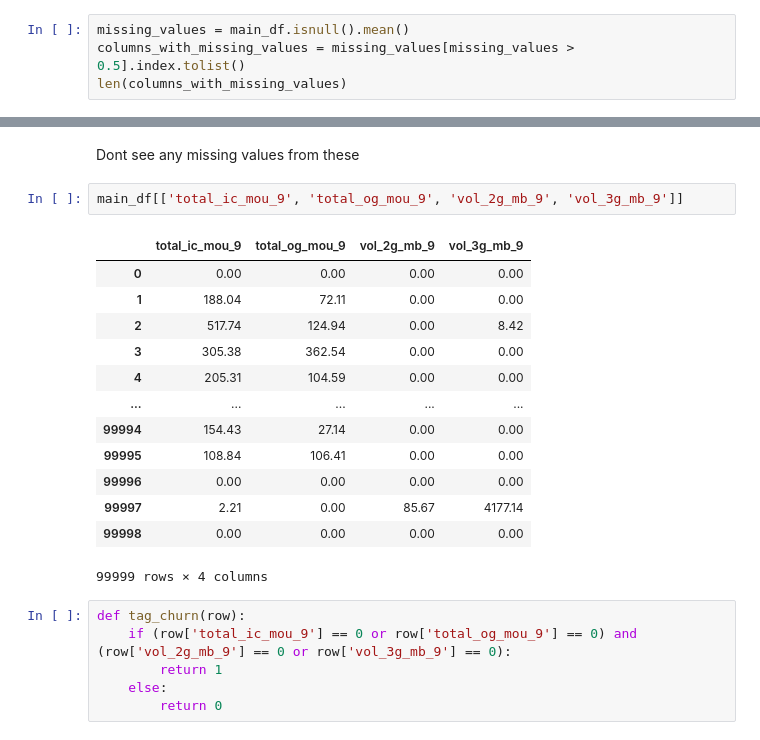
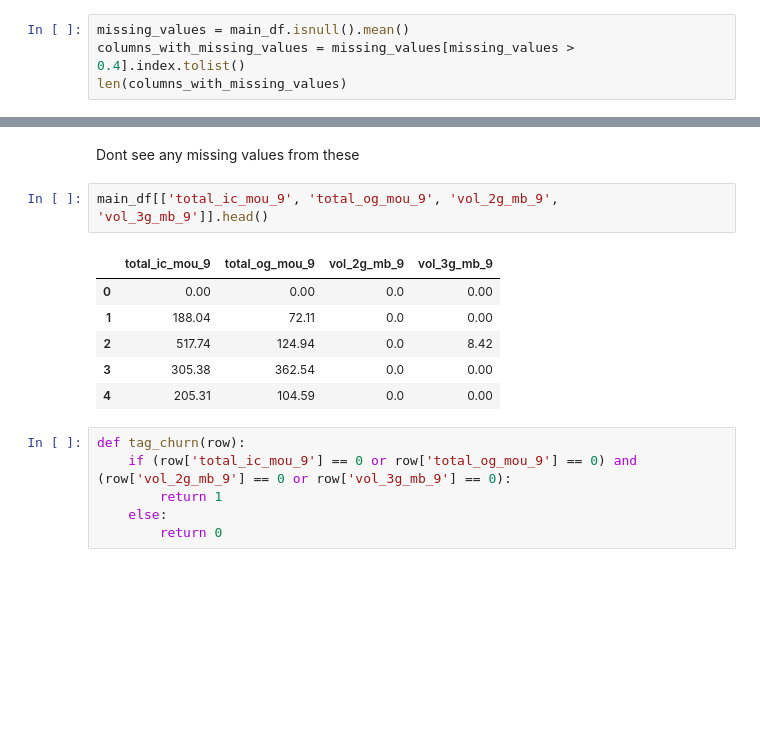
Before and after one commit to sahusarojgit/TelecomChurnCaseStudy, a Jupyter notebook: src/telecom_churn_code.ipynb, the cells around one changed output, grey strips where cells are left out. Cells and saved outputs as stored; diff of their text form; blank space fills up the shorter version.

```diff
--- a/src/telecom_churn_code.ipynb
+++ b/src/telecom_churn_code.ipynb
@@ -31,7 +31,7 @@ main_df.head()
 False
 # %%
 missing_values = main_df.isnull().mean()
-columns_with_missing_values = missing_values[missing_values > 0.5].index.tolist()
+columns_with_missing_values = missing_values[missing_values > 0.4].index.tolist()
 len(columns_with_missing_values)
 # %% [output]
 40
@@ -71,21 +113,14 @@ dtype: int64
 # %% [markdown]
 Dont see any missing values from these
 # %%
-main_df[['total_ic_mou_9', 'total_og_mou_9', 'vol_2g_mb_9', 'vol_3g_mb_9']]
+main_df[['total_ic_mou_9', 'total_og_mou_9', 'vol_2g_mb_9', 'vol_3g_mb_9']].head()
 # %% [output]
 |  | total_ic_mou_9 | total_og_mou_9 | vol_2g_mb_9 | vol_3g_mb_9 |
-| 0 | 0.00 | 0.00 | 0.00 | 0.00 |
-| 1 | 188.04 | 72.11 | 0.00 | 0.00 |
-| 2 | 517.74 | 124.94 | 0.00 | 8.42 |
-| 3 | 305.38 | 362.54 | 0.00 | 0.00 |
-| 4 | 205.31 | 104.59 | 0.00 | 0.00 |
-| ... | ... | ... | ... | ... |
-| 99994 | 154.43 | 27.14 | 0.00 | 0.00 |
-| 99995 | 108.84 | 106.41 | 0.00 | 0.00 |
-| 99996 | 0.00 | 0.00 | 0.00 | 0.00 |
-| 99997 | 2.21 | 0.00 | 85.67 | 4177.14 |
-| 99998 | 0.00 | 0.00 | 0.00 | 0.00 |
+| 0 | 0.00 | 0.00 | 0.0 | 0.00 |
+| 1 | 188.04 | 72.11 | 0.0 | 0.00 |
+| 2 | 517.74 | 124.94 | 0.0 | 8.42 |
+| 3 | 305.38 | 362.54 | 0.0 | 0.00 |
+| 4 | 205.31 | 104.59 | 0.0 | 0.00 |
-99999 rows × 4 columns
 # %%
 def tag_churn(row):
     if (row['total_ic_mou_9'] == 0 or row['total_og_mou_9'] == 0) and (row['vol_2g_mb_9'] == 0 or row['vol_3g_mb_9'] == 0):
```
Also changed, not shown: parts of 74 cells of this notebook.
